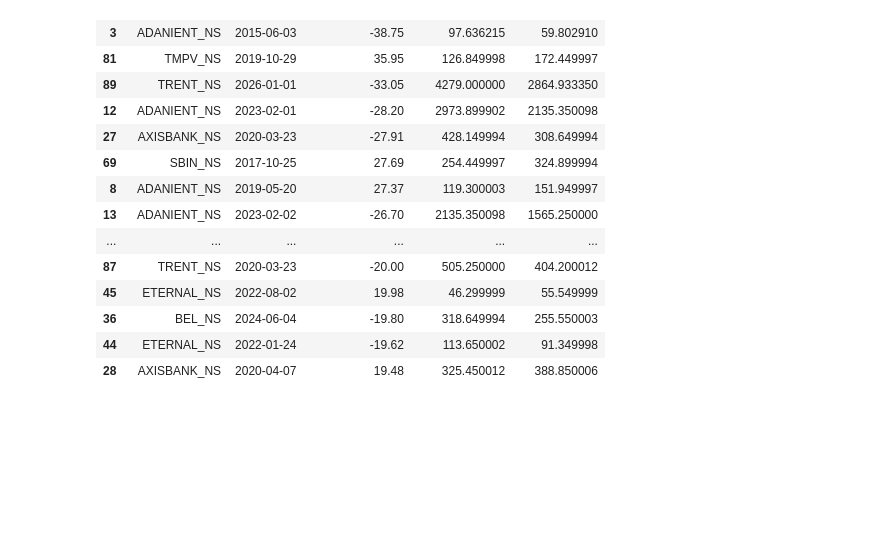
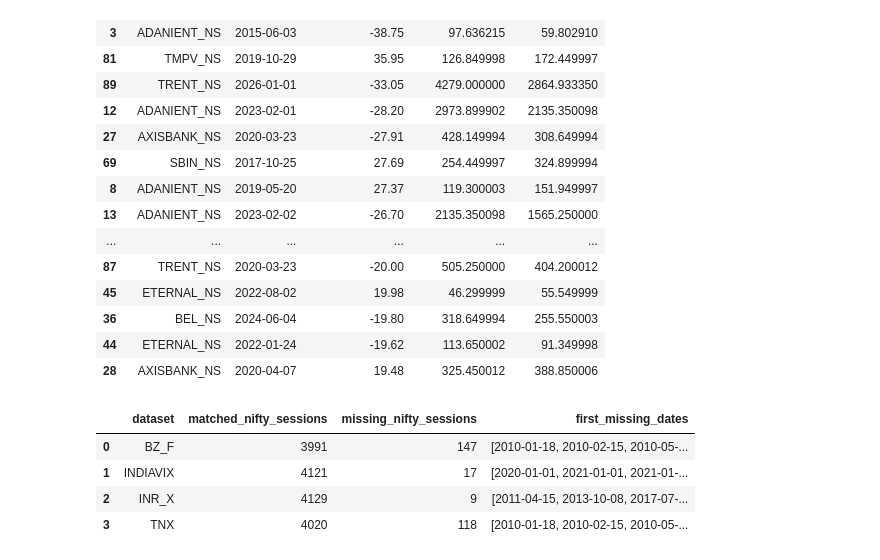
Before and after one commit to Srisupha29/DataScience_Projects, a Jupyter notebook: Indian_Equity_Market_Risk_Forecaster/notebooks/01_Data_Acquisition.ipynb, the cells around one changed output. Drawn from its saved outputs; the diff is of its cells as text; code cells hidden in the pictures; blank space fills up the shorter version.

```diff
--- a/Indian_Equity_Market_Risk_Forecaster/notebooks/01_Data_Acquisition.ipynb
+++ b/Indian_Equity_Market_Risk_Forecaster/notebooks/01_Data_Acquisition.ipynb
@@ -1278,3 +1278,60 @@ Flagged observations:
 | 36 | BEL_NS | 2024-06-04 | -19.80 | 318.649994 | 255.550003 |
 | 44 | ETERNAL_NS | 2022-01-24 | -19.62 | 113.650002 | 91.349998 |
 | 28 | AXISBANK_NS | 2020-04-07 | 19.48 | 325.450012 | 388.850006 |
+# %%
+# Checking Macro Data Alignment with Nifty
+
+# NIFTY reference trading calendar
+nifty = pd.read_parquet(CLEAN_MACRO_DIR / "NSEI.parquet")
+
+nifty_dates = pd.DatetimeIndex(nifty.index)
+
+if nifty_dates.tz is not None:
+    nifty_dates = nifty_dates.tz_localize(None)
+
+nifty_dates = nifty_dates.normalize()
+
+nifty_dates = nifty_dates[
+    nifty["Close"].notna().to_numpy()
+]
+
+alignment_results = []
+
+for file_path in sorted(CLEAN_MACRO_DIR.glob("*.parquet")):
+
+    if file_path.stem == "NSEI":
+        continue
+
+    data = pd.read_parquet(file_path)
+
+    valid_dates = pd.DatetimeIndex(
+        data.index[data["Close"].notna()]
+    )
+
+    if valid_dates.tz is not None:
+        valid_dates = valid_dates.tz_localize(None)
+
+    valid_dates = valid_dates.normalize()
+
+    matched_dates = nifty_dates.intersection(valid_dates)
+
+    missing_dates = nifty_dates.difference(valid_dates)
+
+    alignment_results.append({
+        "dataset": file_path.stem,
+        "matched_nifty_sessions": len(matched_dates),
+        "missing_nifty_sessions": len(missing_dates),
+        "first_missing_dates": [
+            str(d.date()) for d in missing_dates[:5]
+        ]
+    })
+
+macro_alignment_audit = pd.DataFrame(alignment_results)
+
+display(macro_alignment_audit)
+# %% [output]
+|  | dataset | matched_nifty_sessions | missing_nifty_sessions | first_missing_dates |
+| 0 | BZ_F | 3991 | 147 | [2010-01-18, 2010-02-15, 2010-05-... |
+| 1 | INDIAVIX | 4121 | 17 | [2020-01-01, 2021-01-01, 2021-01-... |
+| 2 | INR_X | 4129 | 9 | [2011-04-15, 2013-10-08, 2017-07-... |
+| 3 | TNX | 4020 | 118 | [2010-01-18, 2010-02-15, 2010-05-... |
```
Also changed, not shown: parts of 2 cells of this notebook.
